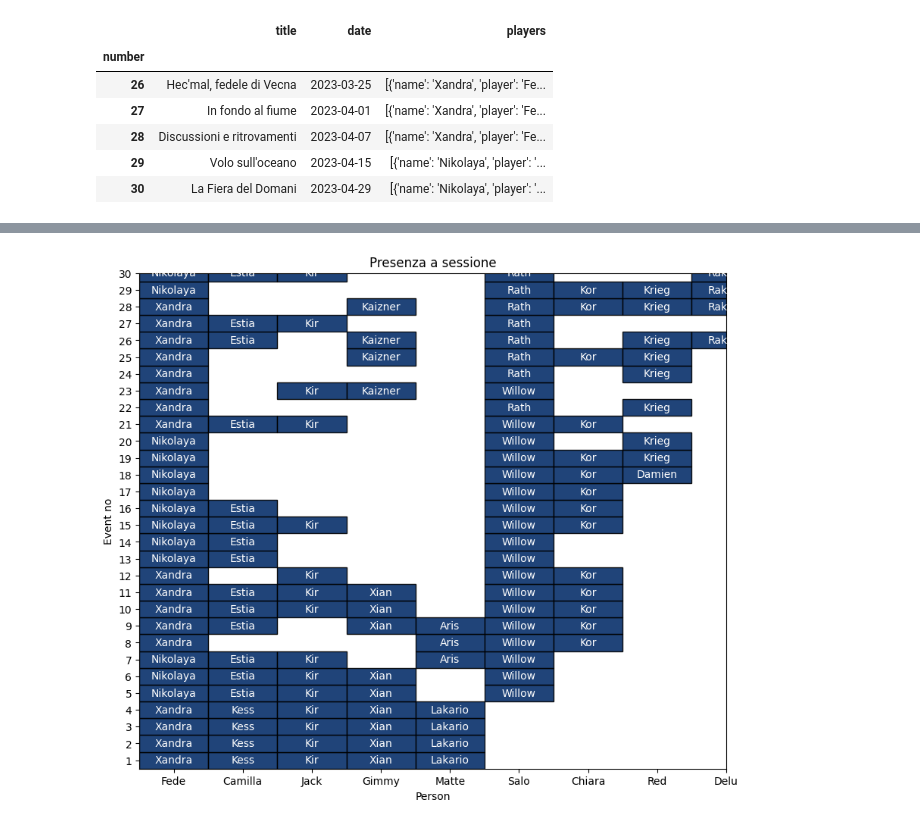
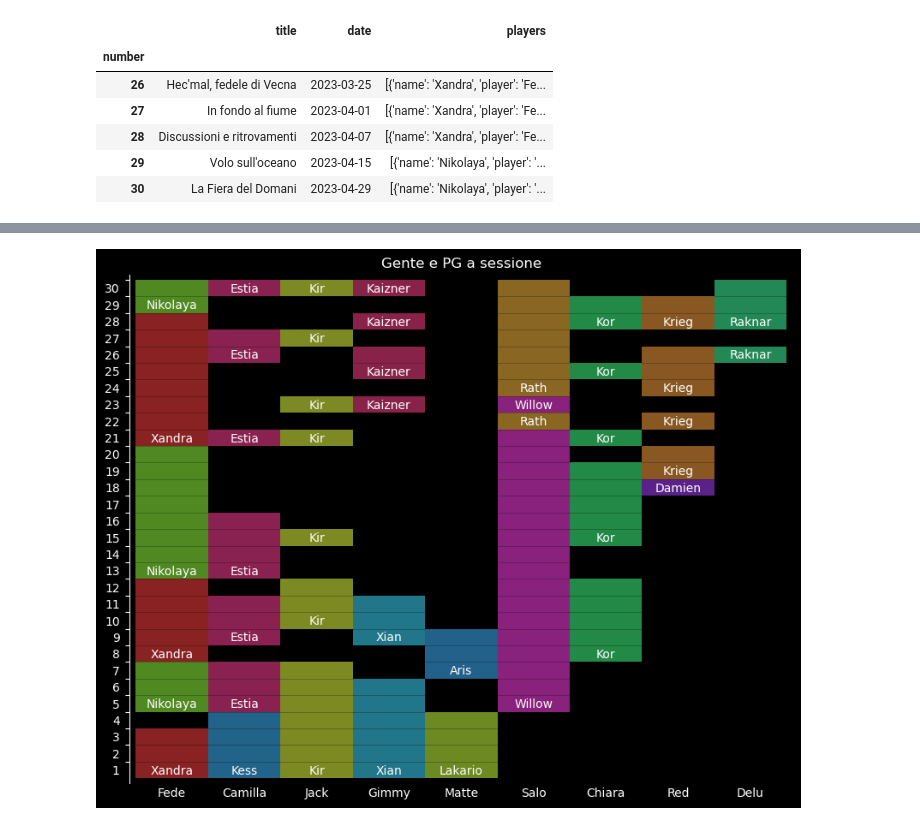
Before and after one commit to filloax/filloax.github.io-old, a Jupyter notebook: _scripts/nbcountplayers.ipynb, the cells around one changed output, grey strips where cells are left out. Saved outputs shown, nothing was run; the diff lists cells and outputs as text; code cells hidden in the pictures.

```diff
--- a/_scripts/nbcountplayers.ipynb
+++ b/_scripts/nbcountplayers.ipynb
@@ -61,26 +61,64 @@ df[["Jack", "Salo", "Gimmy"]].notnull().plot.barh(
 # %%
-# Create color map
+drawseps = True
 att_df = df.drop(["date", "title"], axis=1)
-cmap = plt.colormaps["Blues"].resampled(2)
 
 # Plot colored table
 fig, ax = plt.subplots(figsize=(10,6))
+
+sepcol = [*ax.get_facecolor()]
+sepcol[3] = 0.33
+
+rand = random.Random(845)
+char_col_offset = 0.
+char_colors = {}
+
 for i, col in enumerate(att_df):
+    last = None
     for j, idx in enumerate(df.index):
-        val = df.loc[idx, col]
-        if not pd.isna(val):
-            color = cmap(1)
-            ax.add_patch(plt.Rectangle((i, j), 1, 1, color=color, alpha=0.9, ec='k'))
-            ax.text(i+0.5, j+0.5, val, ha='center', va='center', color='white')
+        value = df.loc[idx, col]
+        is_diff = value != last
+        last = value
+        if not pd.isna(value):
+            # color = string_to_colour(value, saturation=1, value=0.6, shift=545)
+            color = None
+            if value in char_colors:
+                color = char_colors[value]
+            else:
+                color = colors.hsv_to_rgb(np.array([char_col_offset / 360., 0.75, 0.6]))
+                char_col_offset = (char_col_offset + rand.randrange(90, 150)) % 360
+                char_colors[value] = color
+            ax.add_patch(plt.Rectangle((i, j), 1, 1,
+                                       color=color,
+                                       alpha=0.9,
+                                       ec=None,
+                                       ))
+            if drawseps:
+                ax.plot([i, i+1], [j, j], color=sepcol, lw=0.5)
+            if is_diff:
+                ax.text(i+0.5, j+0.45, value, ha='center', va='center', color='white')
 ax.set_xticks(np.arange(len(att_df.columns))+0.5)
 ax.set_xticklabels(att_df.columns)
 ax.set_yticks(np.arange(len(df.index))+0.5)
 ax.set_yticklabels(df.index)
-ax.set_xlabel('Person')
-ax.set_ylabel('Event no')
-ax.set_title('Presenza a sessione')
+ax.set_title('Gente e PG a sessione')
+ax.margins(0.01)
 
-plt.subplots_adjust(top=1.2)
+ax.set_yticks(ax.get_yticks() + 0.5)
+ax.set_yticklabels('')
+# Customize minor tick labels
+plt.yticks(
+    [int(x) - 0.5 for x in df.index],
+    labels=df.index,
+    minor=True,
+)
+ax.tick_params(axis='y', which='minor', length=0, pad=8)
+ax.tick_params(axis='x', length=0)
+
+ax.spines['top'].set_visible(False)
+ax.spines['right'].set_visible(False)
+ax.spines['bottom'].set_visible(False)
+
+plt.subplots_adjust(top=1.1)
 plt.show();
 # %% [output]
-[figure, old version]
+[figure, new version]
```
Also changed, not shown: parts of 4 cells of this notebook, 4 other files.
